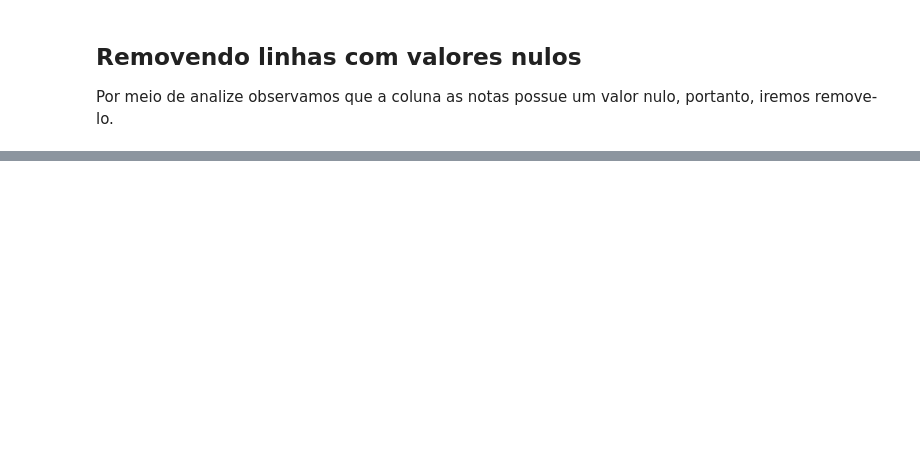
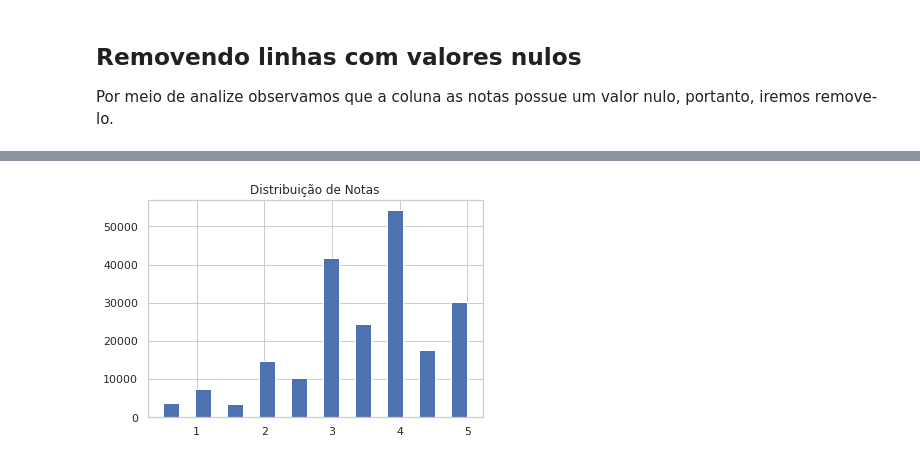
Before and after one commit to arthur-ogibowski/AnaliseExploratoria, a Jupyter notebook: DatasetLimpo/notebooks_Projeto_Ciencia_de_dados'_Dataset_LimpezaDeDados.ipynb, the cells around one changed output, grey strips where cells are left out. Saved outputs shown, nothing was run; the diff lists cells and outputs as text; code cells hidden in the pictures; blank space fills up the shorter version.

```diff
--- a/DatasetLimpo/notebooks_Projeto_Ciencia_de_dados'_Dataset_LimpezaDeDados.ipynb
+++ b/DatasetLimpo/notebooks_Projeto_Ciencia_de_dados'_Dataset_LimpezaDeDados.ipynb
@@ -130,0 +145,6 @@ df.head()
+# %%
+plt.hist(df.Nota, bins='sturges', rwidth=1)
+plt.title('Distribuição de Notas')
+plt.show()
+# %% [output]
+[figure, added]
```
Also changed, not shown: parts of 17 cells of this notebook.
